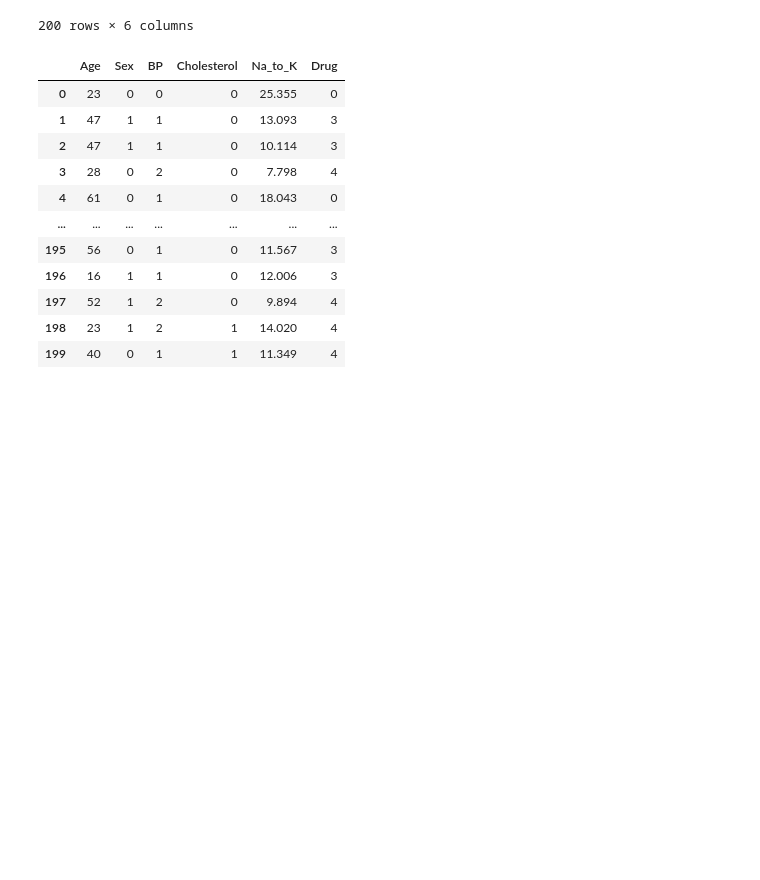
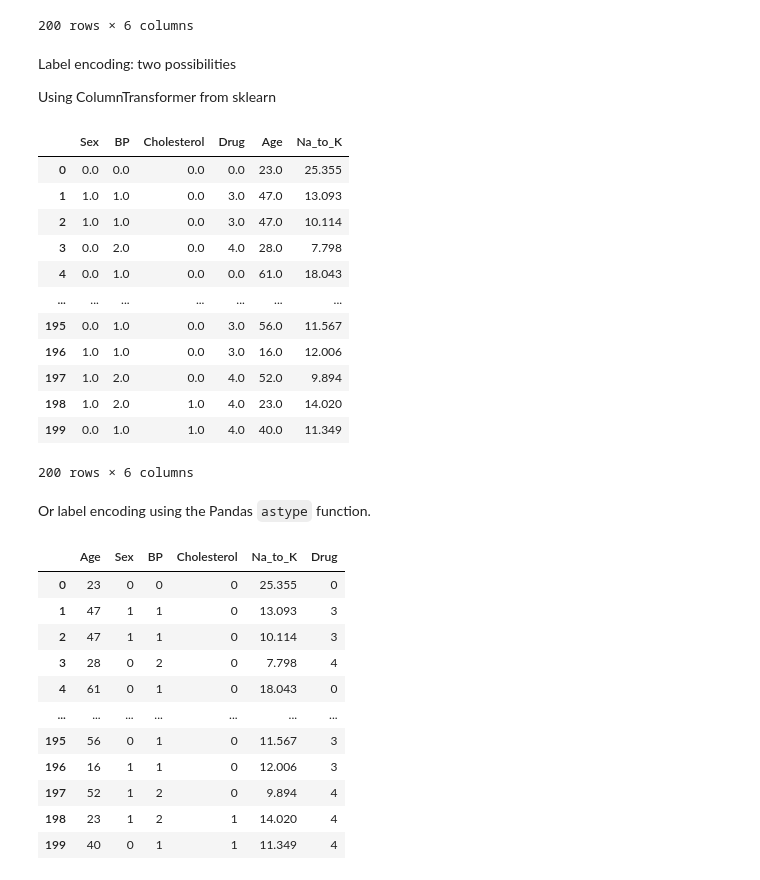
Before and after one commit to michalis0/DataScience_and_MachineLearning, a Jupyter notebook: week7/Classification_2.ipynb, the cells around one changed output. Saved outputs shown, nothing was run; the diff lists cells and outputs as text; code cells hidden in the pictures; blank space fills up the shorter version.

Commit message:
added ColumnTransformer

```diff
--- a/week7/Classification_2.ipynb
+++ b/week7/Classification_2.ipynb
@@ -431,6 +431,39 @@ df
 | 198 | 23 | M | NORMAL | NORMAL | 14.020 | drugX |
 | 199 | 40 | F | LOW | NORMAL | 11.349 | drugX |
 200 rows × 6 columns
+# %% [markdown]
+Label encoding: two possibilities
+
+Using ColumnTransformer from sklearn
+# %%
+from sklearn.preprocessing import OrdinalEncoder
+from sklearn.compose import ColumnTransformer
+
+# instantiate encoder
+oe=OrdinalEncoder()
+# select variables for label encoding
+categorical_cols=['Sex', 'BP', 'Cholesterol', 'Drug']
+# set up your preprocessor (name, transformer, columns to transform)
+preprocessor = ColumnTransformer([('categorical', oe, categorical_cols)], remainder='passthrough')
+# fit pre-processor
+encoded_df = pd.DataFrame(preprocessor.fit_transform(df), columns=['Sex', 'BP', 'Cholesterol', 'Drug', 'Age', 'Na_to_K'])
+encoded_df
+# %% [output]
+|  | Sex | BP | Cholesterol | Drug | Age | Na_to_K |
+| 0 | 0.0 | 0.0 | 0.0 | 0.0 | 23.0 | 25.355 |
+| 1 | 1.0 | 1.0 | 0.0 | 3.0 | 47.0 | 13.093 |
+| 2 | 1.0 | 1.0 | 0.0 | 3.0 | 47.0 | 10.114 |
+| 3 | 0.0 | 2.0 | 0.0 | 4.0 | 28.0 | 7.798 |
+| 4 | 0.0 | 1.0 | 0.0 | 0.0 | 61.0 | 18.043 |
+| ... | ... | ... | ... | ... | ... | ... |
+| 195 | 0.0 | 1.0 | 0.0 | 3.0 | 56.0 | 11.567 |
+| 196 | 1.0 | 1.0 | 0.0 | 3.0 | 16.0 | 12.006 |
+| 197 | 1.0 | 2.0 | 0.0 | 4.0 | 52.0 | 9.894 |
+| 198 | 1.0 | 2.0 | 1.0 | 4.0 | 23.0 | 14.020 |
+| 199 | 0.0 | 1.0 | 1.0 | 4.0 | 40.0 | 11.349 |
+200 rows × 6 columns
+# %% [markdown]
+Or label encoding using the Pandas `astype` function.
 # %%
 # Label Encoding
 df.Sex = df.Sex.astype('category').cat.codes
```
Also changed, not shown: parts of 8 cells of this notebook.
